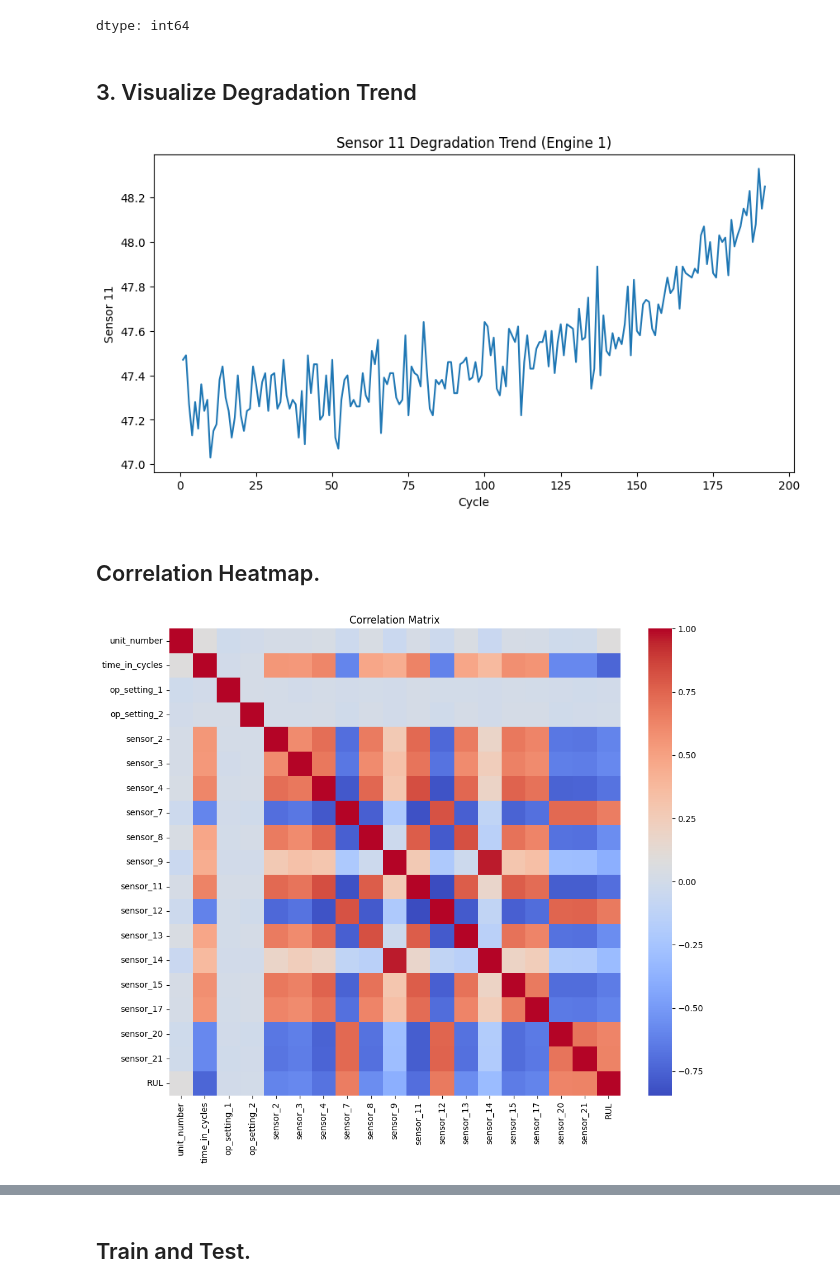
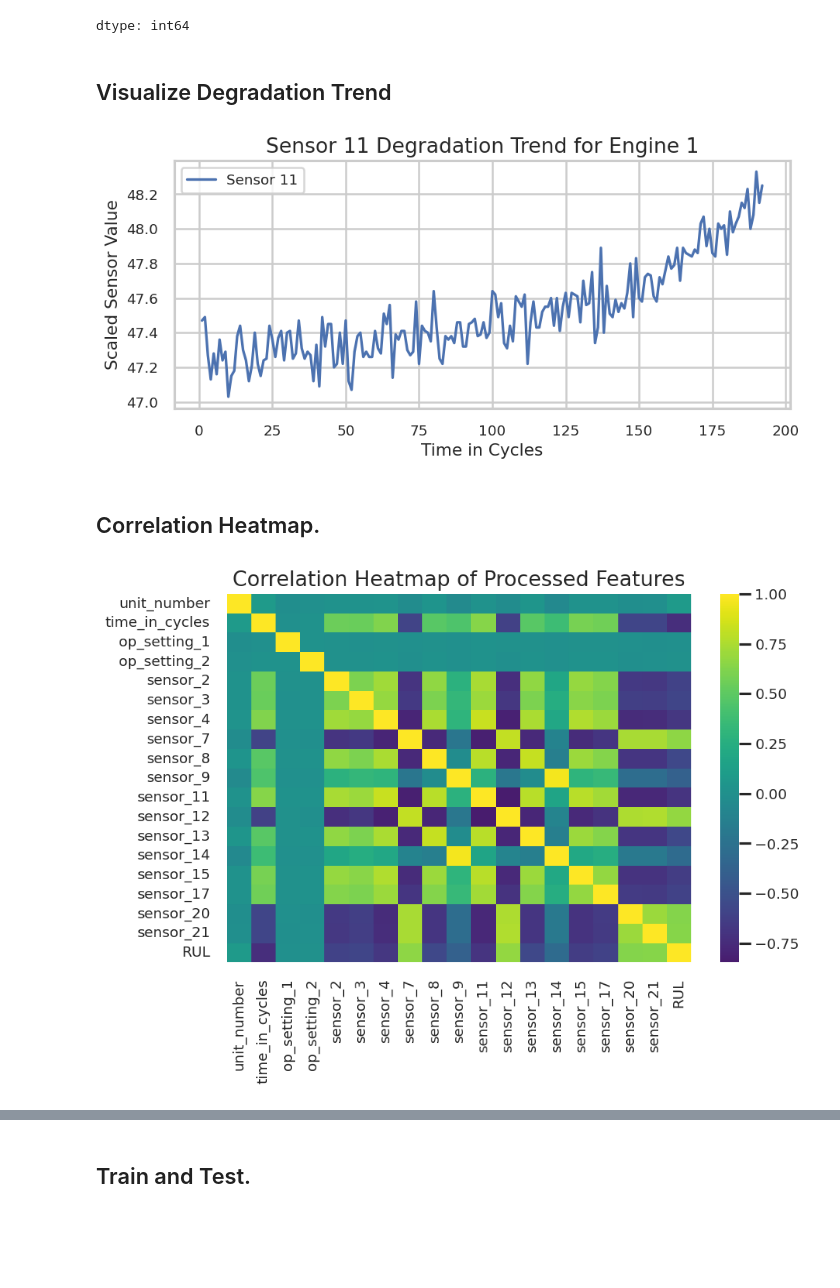
Before and after one commit to sairaghavendra1424/Data_Science_Project, a Jupyter notebook: Data_Science_Project_SR.ipynb, the cells around one changed output, grey strips where cells are left out. Drawn from its saved outputs; the diff is of its cells as text; code cells hidden in the pictures; blank space fills up the shorter version.

```diff
--- a/Data_Science_Project_SR.ipynb
+++ b/Data_Science_Project_SR.ipynb
@@ -26,0 +37,14 @@ os.listdir(extract_path)
+# %%
+# Styling plot.
+import matplotlib.pyplot as plt
+import seaborn as sns
+
+sns.set_theme(style="whitegrid", context="talk")
+
+plt.rcParams["figure.figsize"] = (10, 6)
+plt.rcParams["axes.titlesize"] = 16
+plt.rcParams["axes.labelsize"] = 13
+plt.rcParams["xtick.labelsize"] = 11
+plt.rcParams["ytick.labelsize"] = 11
+plt.rcParams["legend.fontsize"] = 11
+plt.rcParams["figure.dpi"] = 120
@@ -139,28 +195,32 @@ drop_cols = ['op_setting_3', 'sensor_1', 'sensor_5',
 train = train.drop(columns=drop_cols)
 test = test.drop(columns=drop_cols)
 # %% [markdown]
-## 3. Visualize Degradation Trend
+## Visualize Degradation Trend
 # %%
 import matplotlib.pyplot as plt
 
 engine_1 = train[train['unit_number'] == 1]
 
-plt.figure(figsize=(10,5))
-plt.plot(engine_1['time_in_cycles'], engine_1['sensor_11'])
-plt.xlabel("Cycle")
-plt.ylabel("Sensor 11")
-plt.title("Sensor 11 Degradation Trend (Engine 1)")
+plt.figure(figsize=(8,4))
+plt.plot(engine_1['time_in_cycles'], engine_1['sensor_11'], linewidth=2, label='Sensor 11')
+plt.title("Sensor 11 Degradation Trend for Engine 1")
+plt.xlabel("Time in Cycles")
+plt.ylabel("Scaled Sensor Value")
+plt.legend()
+plt.tight_layout()
 plt.show()
 # %% [output]
-[figure, old version]
+[figure, new version]
 # %% [markdown]
 ## Correlation Heatmap.
 # %%
 import seaborn as sns
+corr_matrix = train.corr()
 
-plt.figure(figsize=(12,10))
-sns.heatmap(train.corr(), cmap='coolwarm')
-plt.title("Correlation Matrix")
+plt.figure(figsize=(8,6))
+sns.heatmap(corr_matrix, cmap="viridis", center=0)
+plt.title("Correlation Heatmap of Processed Features")
+plt.tight_layout()
 plt.show()
 # %% [output]
-[figure, old version]
+[figure, new version]
```
Also changed, not shown: parts of 58 cells of this notebook.
